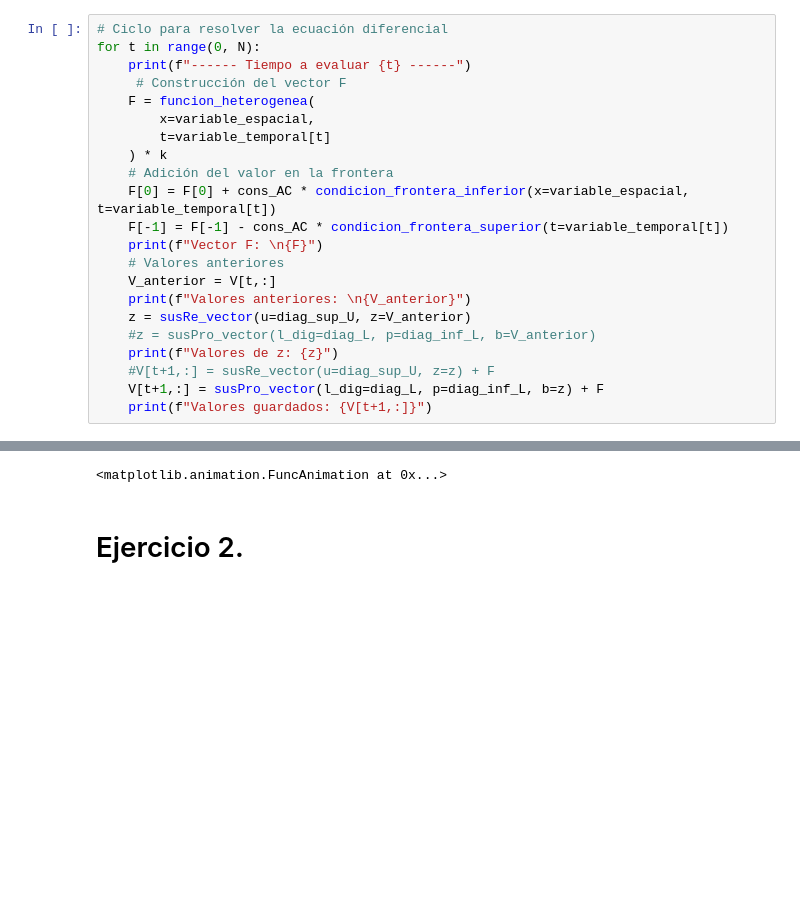
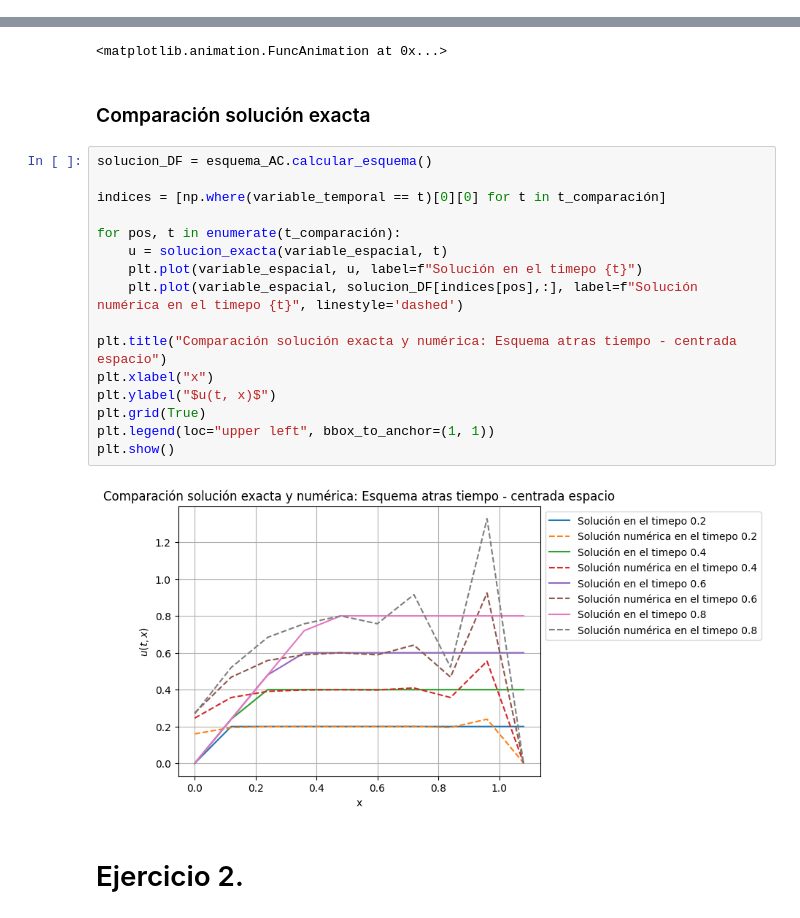
Before and after one commit to SamHuRo/solucion-numerica-de-EDP, a Jupyter notebook: Tareas/Tarea_02/Tarea_01-Samuel_Huertas.ipynb, the cells around one changed output, grey strips where cells are left out. Drawn from its saved outputs; the diff is of its cells as text; blank space fills up the shorter version.

```diff
--- a/Tareas/Tarea_02/Tarea_01-Samuel_Huertas.ipynb
+++ b/Tareas/Tarea_02/Tarea_01-Samuel_Huertas.ipynb
@@ -564,22 +672,0 @@ Valores de la diagonal superior de U:
-# %%
-# Ciclo para resolver la ecuación diferencial
-for t in range(0, N):
-    print(f"------ Tiempo a evaluar {t} ------")
-     # Construcción del vector F
-    F = funcion_heterogenea(
-        x=variable_espacial,
-        t=variable_temporal[t]
-    ) * k
-    # Adición del valor en la frontera
-    F[0] = F[0] + cons_AC * condicion_frontera_inferior(x=variable_espacial, t=variable_temporal[t])
-    F[-1] = F[-1] - cons_AC * condicion_frontera_superior(t=variable_temporal[t])
-    print(f"Vector F: \n{F}")
-    # Valores anteriores
-    V_anterior = V[t,:]
-    print(f"Valores anteriores: \n{V_anterior}")
-    z = susRe_vector(u=diag_sup_U, z=V_anterior)
-    #z = susPro_vector(l_dig=diag_L, p=diag_inf_L, b=V_anterior)
-    print(f"Valores de z: {z}")
-    #V[t+1,:] = susRe_vector(u=diag_sup_U, z=z) + F
-    V[t+1,:] = susPro_vector(l_dig=diag_L, p=diag_inf_L, b=z) + F
-    print(f"Valores guardados: {V[t+1,:]}")
@@ -674,6 +738,26 @@ animar_esquema(
 # %% [output]
 ✅ Animación guardada en Esquema atras tiempo - centrado espacio
 <matplotlib.animation.FuncAnimation at 0x...>
+# %% [markdown]
+### Comparación solución exacta
+# %%
+solucion_DF = esquema_AC.calcular_esquema()
+
+indices = [np.where(variable_temporal == t)[0][0] for t in t_comparación]
+
+for pos, t in enumerate(t_comparación):
+    u = solucion_exacta(variable_espacial, t)
+    plt.plot(variable_espacial, u, label=f"Solución en el timepo {t}")
+    plt.plot(variable_espacial, solucion_DF[indices[pos],:], label=f"Solución numérica en el timepo {t}", linestyle='dashed')
+
+plt.title("Comparación solución exacta y numérica: Esquema atras tiempo - centrada espacio")
+plt.xlabel("x")
+plt.ylabel("$u(t, x)$")
+plt.grid(True)
+plt.legend(loc="upper left", bbox_to_anchor=(1, 1))
+plt.show()
+# %% [output]
+[figure, added]
 # %% [markdown]
 # Ejercicio 2.
 # %% [markdown]
```
Also changed, not shown: parts of 34 cells of this notebook, 3 other files.
